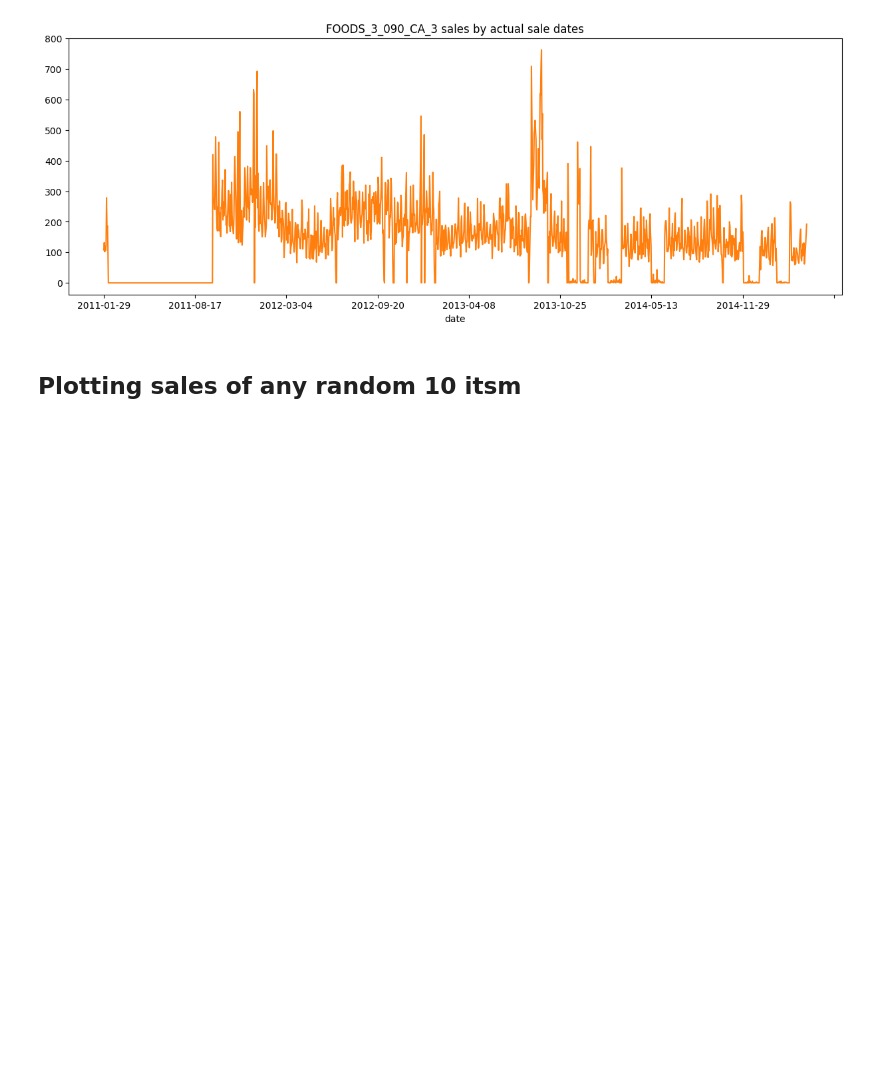
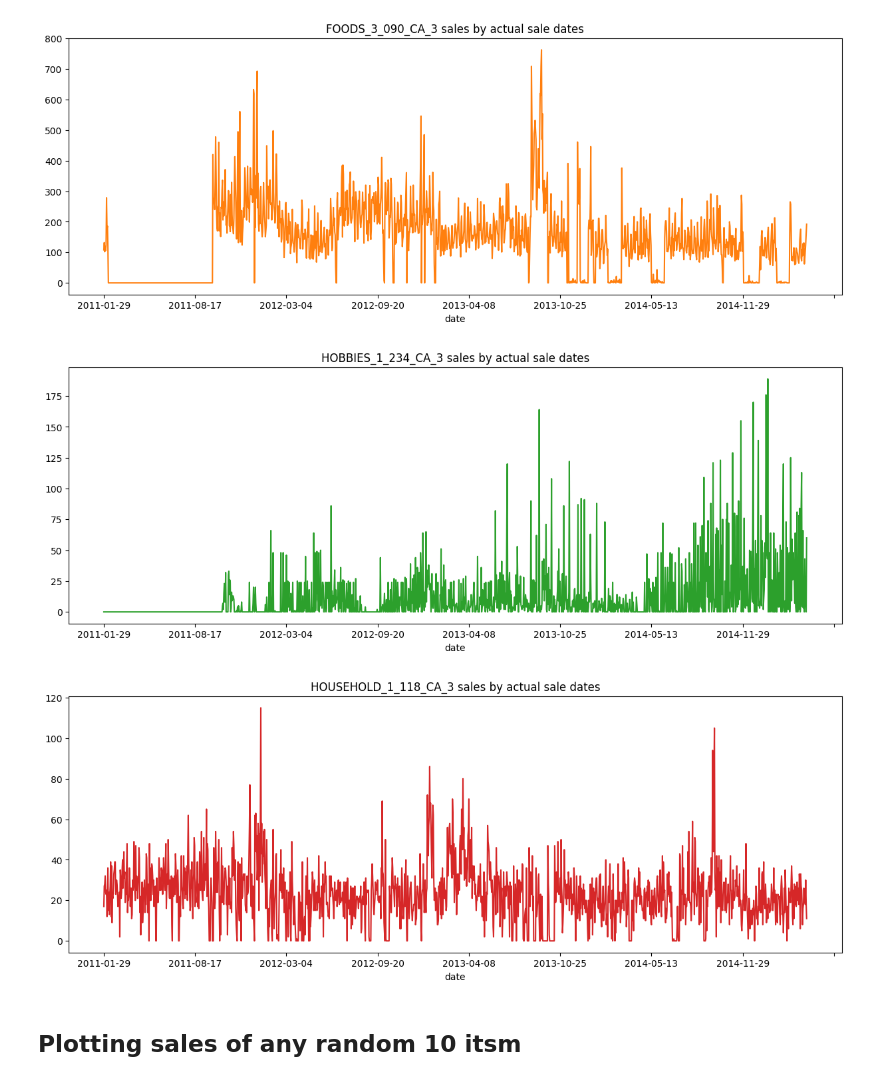
Before and after one commit to pr0digii/Sales_AnalysisML, a Jupyter notebook: notebooks/forecasting/.~Thapa_Nutan_24614000_Forecasting_models.ipynb, the cells around one changed output. Saved outputs shown, nothing was run; the diff lists cells and outputs as text; code cells hidden in the pictures; blank space fills up the shorter version.

```diff
--- a/notebooks/forecasting/Forecasting_model.ipynb
+++ b/notebooks/forecasting/.~Thapa_Nutan_24614000_Forecasting_models.ipynb
@@ -10,10 +17,10 @@ from src.features.build_features import preprocess_calendar, filter_train_data,
 # %% [markdown]
 ## READING THE DATA
 # %%
-calender_events_df = pd.read_csv('data/raw/calendar_events.csv')
-calender_df = pd.read_csv('data/raw/calendar.csv')
-items_df = pd.read_csv('data/raw/items_weekly_sell_prices.csv')
-train_df = pd.read_csv('data/raw/sales_train.csv')
+calender_events_df = pd.read_csv('../../data/raw/calendar_events.csv')
+calender_df = pd.read_csv('../../data/raw/calendar.csv')
+items_df = pd.read_csv('../../data/raw/items_weekly_sell_prices.csv')
+train_df = pd.read_csv('../../data/raw/sales_train.csv')
 # %%
 calender_events_df.head()
 # %% [output]
@@ -245,24 +252,27 @@ plt.show()
 # %% [output]
 [figure]
 # %%
-example2 = df.loc[df['id'] == 'HOBBIES_1_234_CA_3_validation'][dcols].T
+example2 = train_df.loc[train_df['id'] == 'HOBBIES_1_234_CA_3_evaluation'][dcols].T
 example2 = example2.rename(columns={6324:'HOBBIES_1_234_CA_3'})
 example2 = example2.reset_index().rename(columns={'index': 'd'})
-example2 = example2.merge(calendar, how='left', validate='1:1')
+example2 = example2.merge(calender_df, how='left', validate='1:1')
 
 example2.set_index('date')['HOBBIES_1_234_CA_3'] \
     .plot(figsize=(15, 5),
           color=next(color_cycle),
           title='HOBBIES_1_234_CA_3 sales by actual sale dates')
 plt.show()
 
-example3 = df.loc[df['id'] == 'HOUSEHOLD_1_118_CA_3_validation'][dcols].T
+example3 = train_df.loc[train_df['id'] == 'HOUSEHOLD_1_118_CA_3_evaluation'][dcols].T
 example3 = example3.rename(columns={6776:'HOUSEHOLD_1_118_CA_3'}) # Name it correctly
 example3 = example3.reset_index().rename(columns={'index': 'd'}) # make the index "d"
-example3 = example3.merge(calendar, how='left', validate='1:1')
+example3 = example3.merge(calender_df, how='left', validate='1:1')
 
 example3.set_index('date')['HOUSEHOLD_1_118_CA_3'] \
     .plot(figsize=(15, 5),
           color=next(color_cycle),
           title='HOUSEHOLD_1_118_CA_3 sales by actual sale dates')
 plt.show()
+# %% [output]
+[figure, added]
+[figure, added]
```
Also changed, not shown: parts of 7 cells of this notebook, 8 other files.
